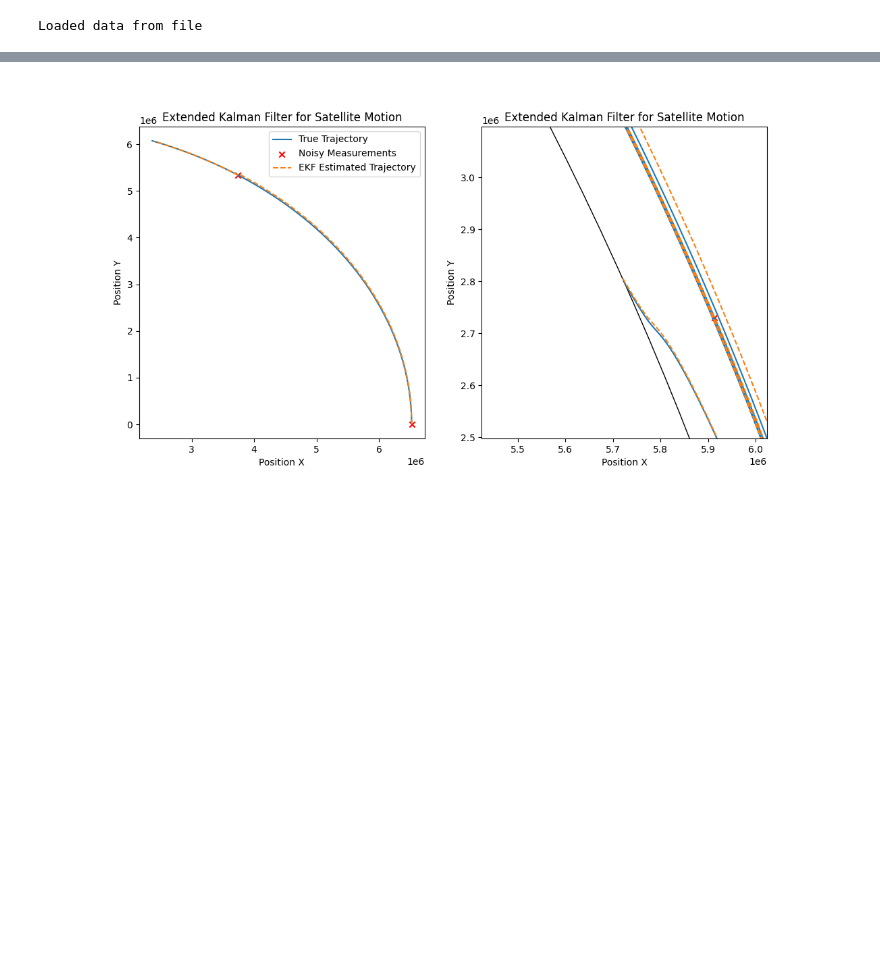
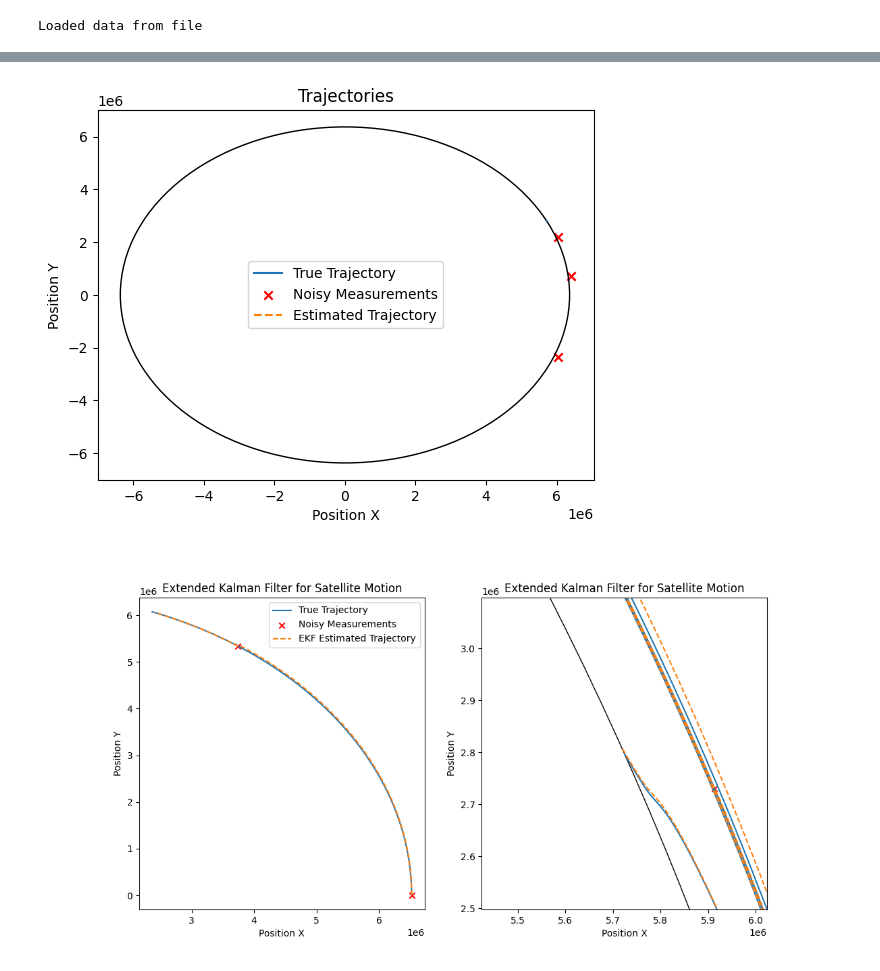
Before and after one commit to brendanbennett/deorbiter, a Jupyter notebook: examples/EKF_example.ipynb, the cells around one changed output, grey strips where cells are left out. Drawn from its saved outputs; the diff is of its cells as text; code cells hidden in the pictures; blank space fills up the shorter version.

```diff
--- a/examples/EKF_example.ipynb
+++ b/examples/EKF_example.ipynb
@@ -104,3 +72,7 @@ plt.show()
+# %%
+plot_from_last_measurements(true_traj, observations=observation_states, estimated_traj=estimated_traj, no_measurements = 3)
+# %% [output]
+[figure, added]
 # %%
 fig, (ax1, ax2) = plt.subplots(1, 2, figsize = (12, 6))
 
```
Also changed, not shown: parts of 7 cells of this notebook, 3 other files.
